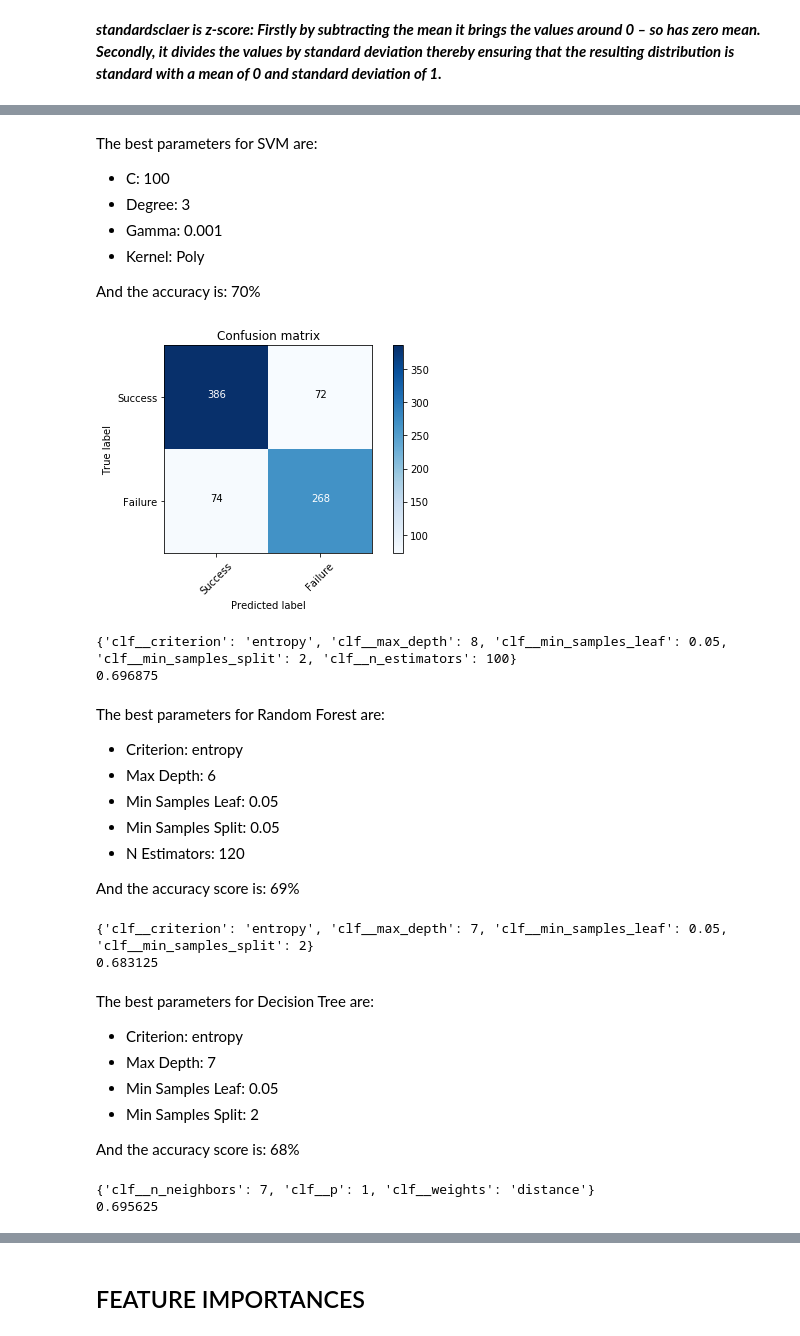
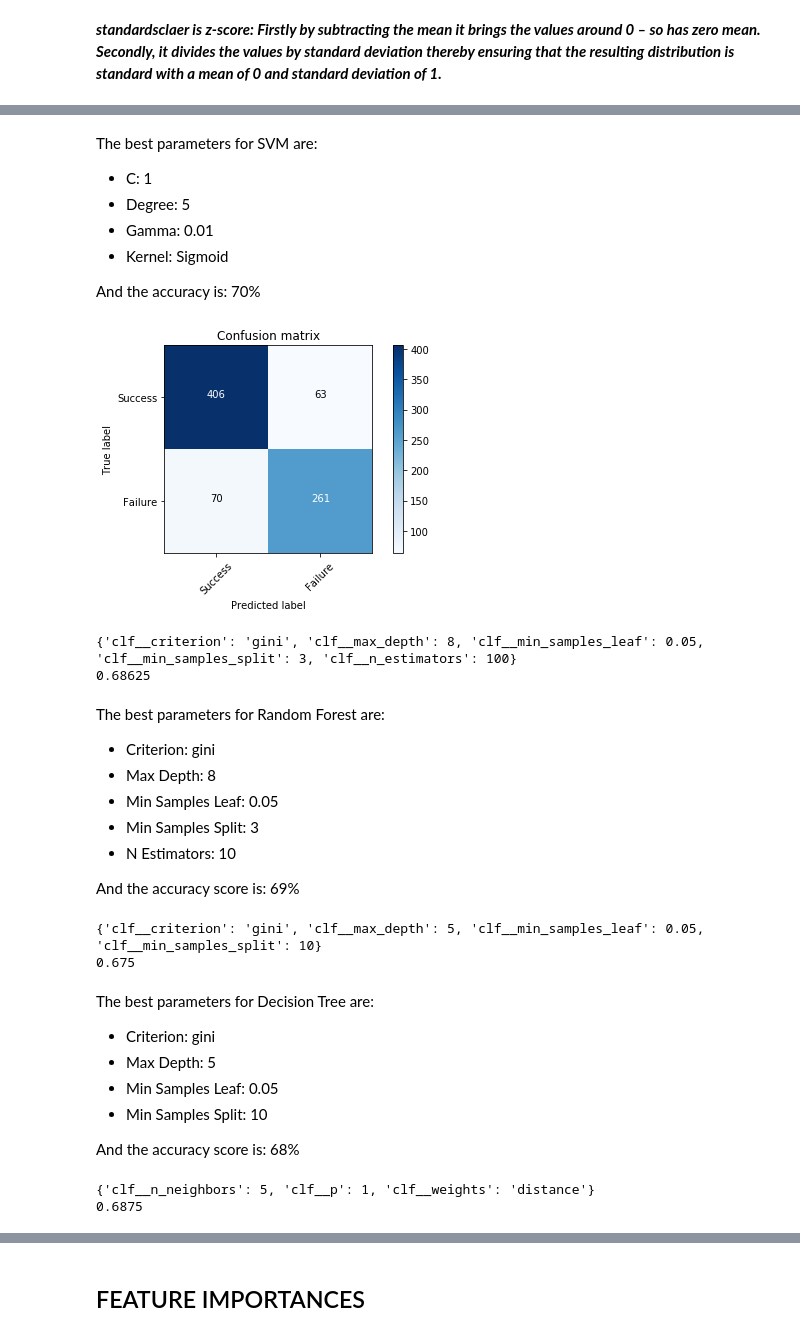
Before and after one commit to masoodaqaim/machinelearningproject, a Jupyter notebook: car_insurance.ipynb, the cells around one changed output, grey strips where cells are left out. Saved outputs shown, nothing was run; the diff lists cells and outputs as text; code cells hidden in the pictures.

```diff
--- a/car_insurance.ipynb
+++ b/car_insurance.ipynb
@@ -280,21 +284,21 @@ print(best_score)
 # %% [markdown]
 The best parameters for SVM are:
-- C: 100
-- Degree: 3
-- Gamma: 0.001
-- Kernel: Poly
+- C: 1
+- Degree: 5
+- Gamma: 0.01
+- Kernel: Sigmoid
 
 And the accuracy is: 70%
 # %%
-#svm = svm.SVC()
+svm = svm.SVC()
 svm.fit(X_train, y_train)
 y_pred = svm.predict(X_test)
 
 #confusion matrix for SVM
 cm = confusion_matrix(y_test,y_pred)
 plot_confusion_matrix(cm, classes=class_names, title='Confusion matrix')
 # %% [output]
-[figure, old version]
+[figure, new version]
 # %%
 # Create the pipeline for Random Forest
 pipe_rf = Pipeline([('scl', StandardScaler()),
@@ -321,15 +325,15 @@ best_score = gridsearch_rf.best_score_
 print(best_parameters)
 print(best_score)
 # %% [output]
-{'clf__criterion': 'entropy', 'clf__max_depth': 8, 'clf__min_samples_leaf': 0.05, 'clf__min_samples_split': 2, 'clf__n_estimators': 100}
-0.696875
+{'clf__criterion': 'gini', 'clf__max_depth': 8, 'clf__min_samples_leaf': 0.05, 'clf__min_samples_split': 3, 'clf__n_estimators': 100}
+0.68625
 # %% [markdown]
 The best parameters for Random Forest are:
-- Criterion: entropy
-- Max Depth: 6
+- Criterion: gini
+- Max Depth: 8
 - Min Samples Leaf: 0.05
-- Min Samples Split: 0.05
-- N Estimators: 120
+- Min Samples Split: 3
+- N Estimators: 10
 
 And the accuracy score is: 69%
 # %%
@@ -357,14 +361,14 @@ best_score = gridsearch_dt.best_score_
 print(best_parameters)
 print(best_score)
 # %% [output]
-{'clf__criterion': 'entropy', 'clf__max_depth': 7, 'clf__min_samples_leaf': 0.05, 'clf__min_samples_split': 2}
-0.683125
+{'clf__criterion': 'gini', 'clf__max_depth': 5, 'clf__min_samples_leaf': 0.05, 'clf__min_samples_split': 10}
+0.675
 # %% [markdown]
 The best parameters for Decision Tree are:
-- Criterion: entropy
-- Max Depth: 7
+- Criterion: gini
+- Max Depth: 5
 - Min Samples Leaf: 0.05
-- Min Samples Split: 2
+- Min Samples Split: 10
 
 And the accuracy score is: 68%
 # %%
@@ -391,7 +395,7 @@ best_score = gridsearch_knn.best_score_
 print(best_parameters)
 print(best_score)
 # %% [output]
-{'clf__n_neighbors': 7, 'clf__p': 1, 'clf__weights': 'distance'}
-0.695625
+{'clf__n_neighbors': 5, 'clf__p': 1, 'clf__weights': 'distance'}
+0.6875
 # %% [markdown]
 The best parameters for kNN are:
```
Also changed, not shown: parts of 6 cells of this notebook.
